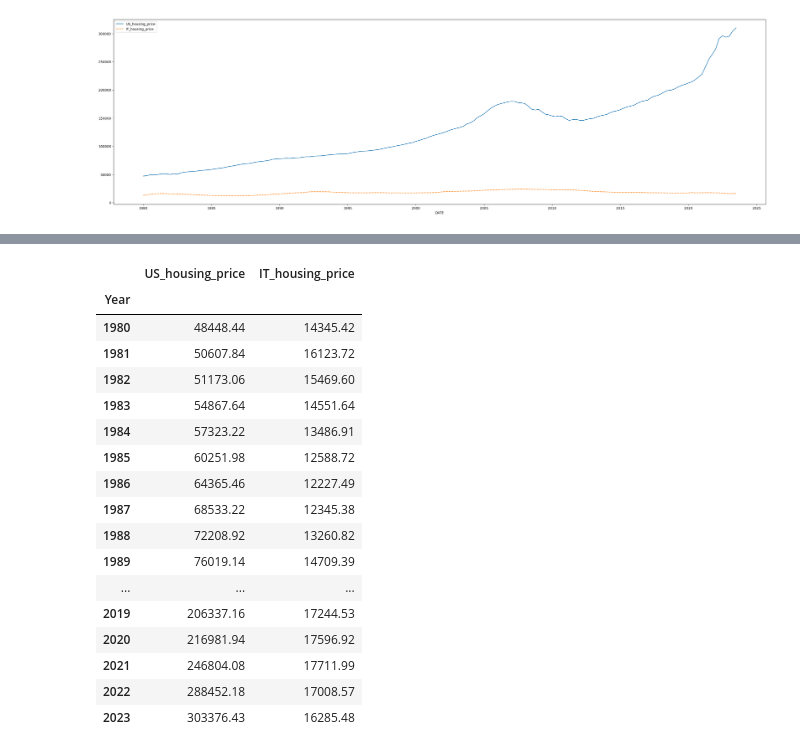
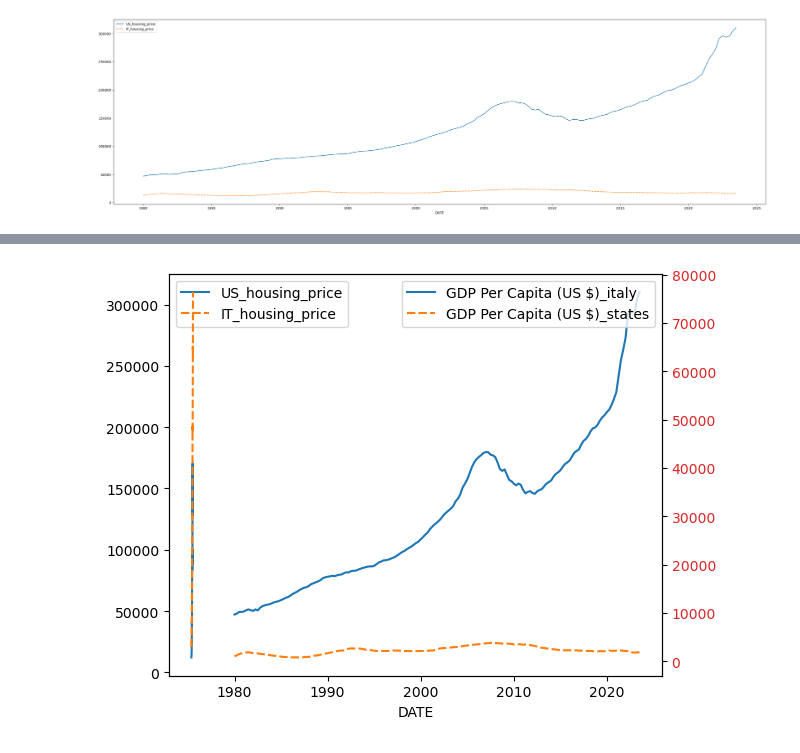
Before and after one commit to Papa-Yaga/sql-database, a Jupyter notebook: very_optimistic_data.ipynb, the cells around one changed output, grey strips where cells are left out. Saved outputs shown, nothing was run; the diff lists cells and outputs as text; code cells hidden in the pictures.

```diff
--- a/very_optimistic_data.ipynb
+++ b/very_optimistic_data.ipynb
@@ -177,24 +157,11 @@ housing_data["Year"] = housing_data["Year"].apply(lambda x: x[:4])
 housing_year = housing_data.groupby(["Year"])[["US_housing_price", "IT_housing_price"]].mean().round(2)
 # %%
 housing_year.to_excel("housing_year.xlsx")
-# %%
-housing_year
-# %% [output]
-|  | US_housing_price | IT_housing_price |
-| Year |  |  |
-| 1980 | 48448.44 | 14345.42 |
-| 1981 | 50607.84 | 16123.72 |
-| 1982 | 51173.06 | 15469.60 |
-| 1983 | 54867.64 | 14551.64 |
-| 1984 | 57323.22 | 13486.91 |
-| 1985 | 60251.98 | 12588.72 |
-| 1986 | 64365.46 | 12227.49 |
-| 1987 | 68533.22 | 12345.38 |
-| 1988 | 72208.92 | 13260.82 |
-| 1989 | 76019.14 | 14709.39 |
-| ... | ... | ... |
-| 2019 | 206337.16 | 17244.53 |
-| 2020 | 216981.94 | 17596.92 |
-| 2021 | 246804.08 | 17711.99 |
-| 2022 | 288452.18 | 17008.57 |
-| 2023 | 303376.43 | 16285.48 |
+# %%
+fig, ax = plt.subplots()
+sns.lineplot(housing_data, ax=ax)
+ax2 = ax.twinx()
+ax2.tick_params(axis='y', labelcolor="tab:red")
+sns.lineplot(all_gdp, ax=ax2)
+# %% [output]
+[figure, added]
```
Also changed, not shown: parts of 16 cells of this notebook, 10 other files.
